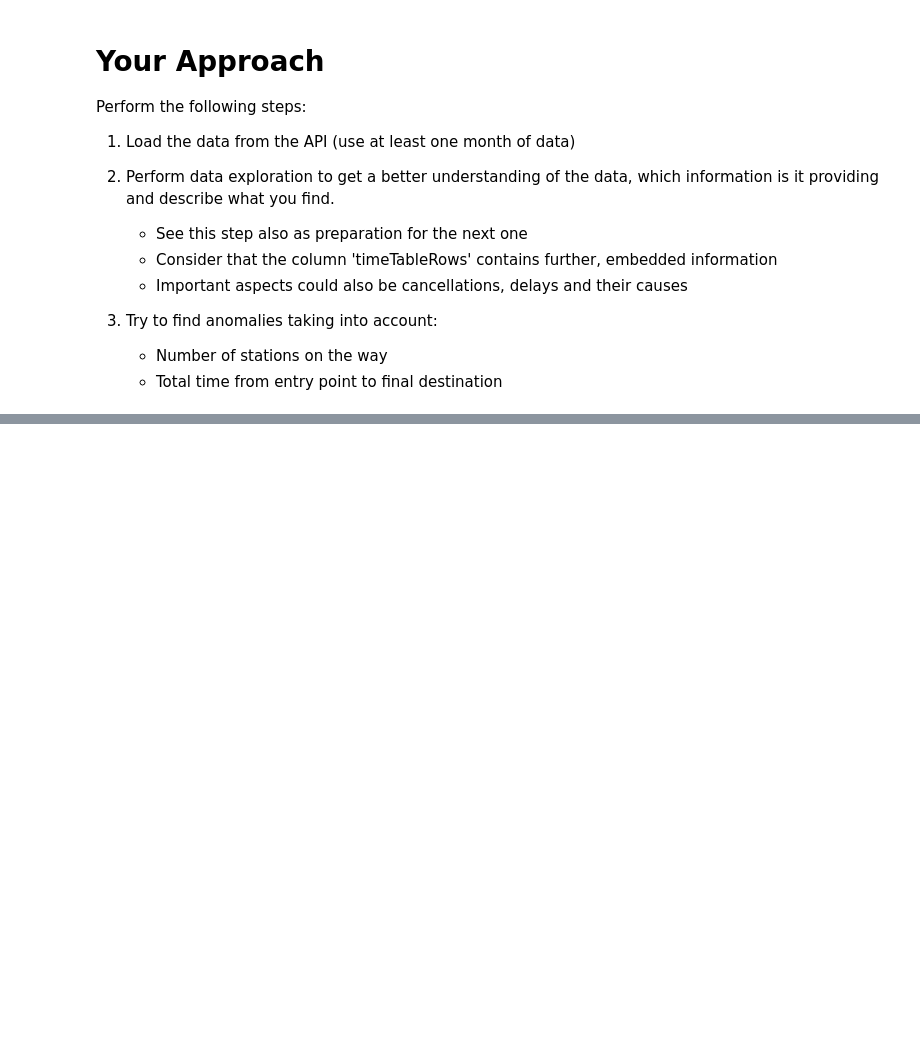
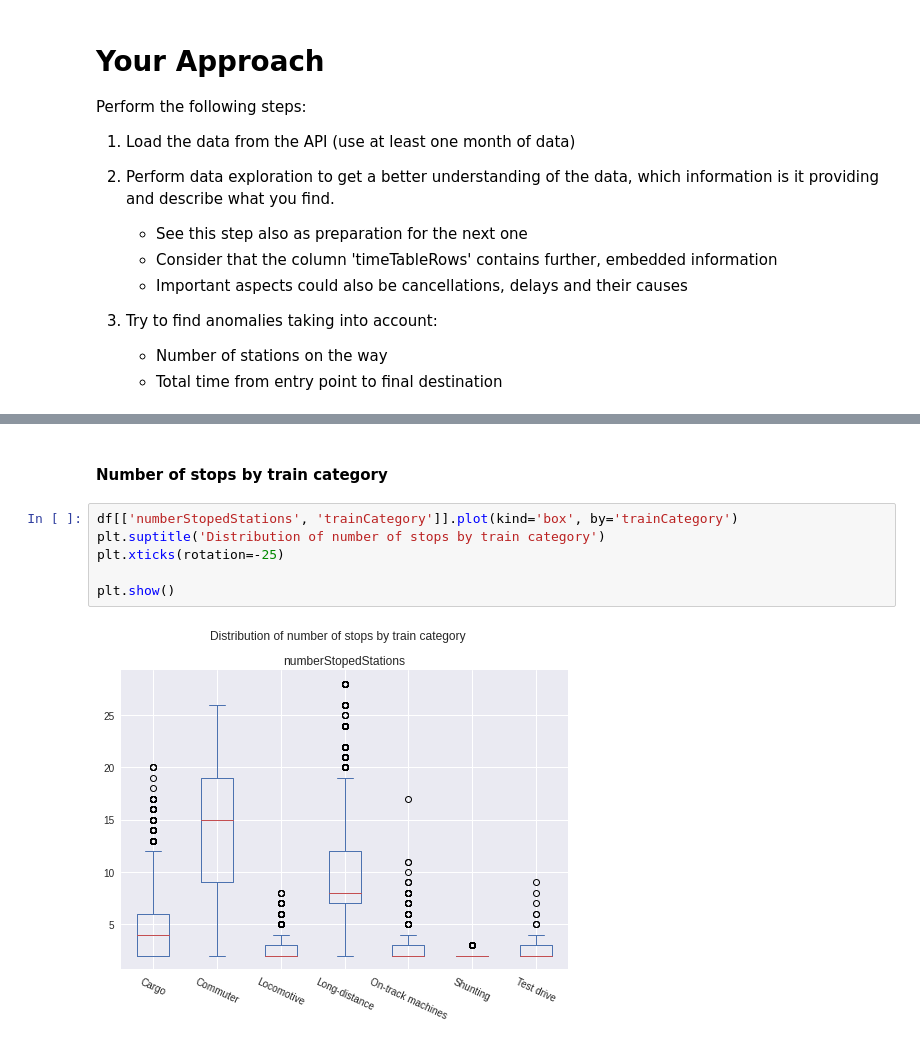
Before and after one commit to dfhssilva/railway_traffic, a Jupyter notebook: CodingTask.ipynb, the cells around one changed output, grey strips where cells are left out. Saved outputs shown, nothing was run; the diff lists cells and outputs as text; blank space fills up the shorter version.

```diff
--- a/CodingTask.ipynb
+++ b/CodingTask.ipynb
@@ -93,0 +108,10 @@ Please write 2-3 sentences about your findings and how you would interpret them/
+# %% [markdown]
+#### Number of stops by train category
+# %%
+df[['numberStopedStations', 'trainCategory']].plot(kind='box', by='trainCategory')
+plt.suptitle('Distribution of number of stops by train category')
+plt.xticks(rotation=-25)
+
+plt.show()
+# %% [output]
+[figure, added]
```
Also changed, not shown: parts of 50 cells of this notebook, 1 other file.
